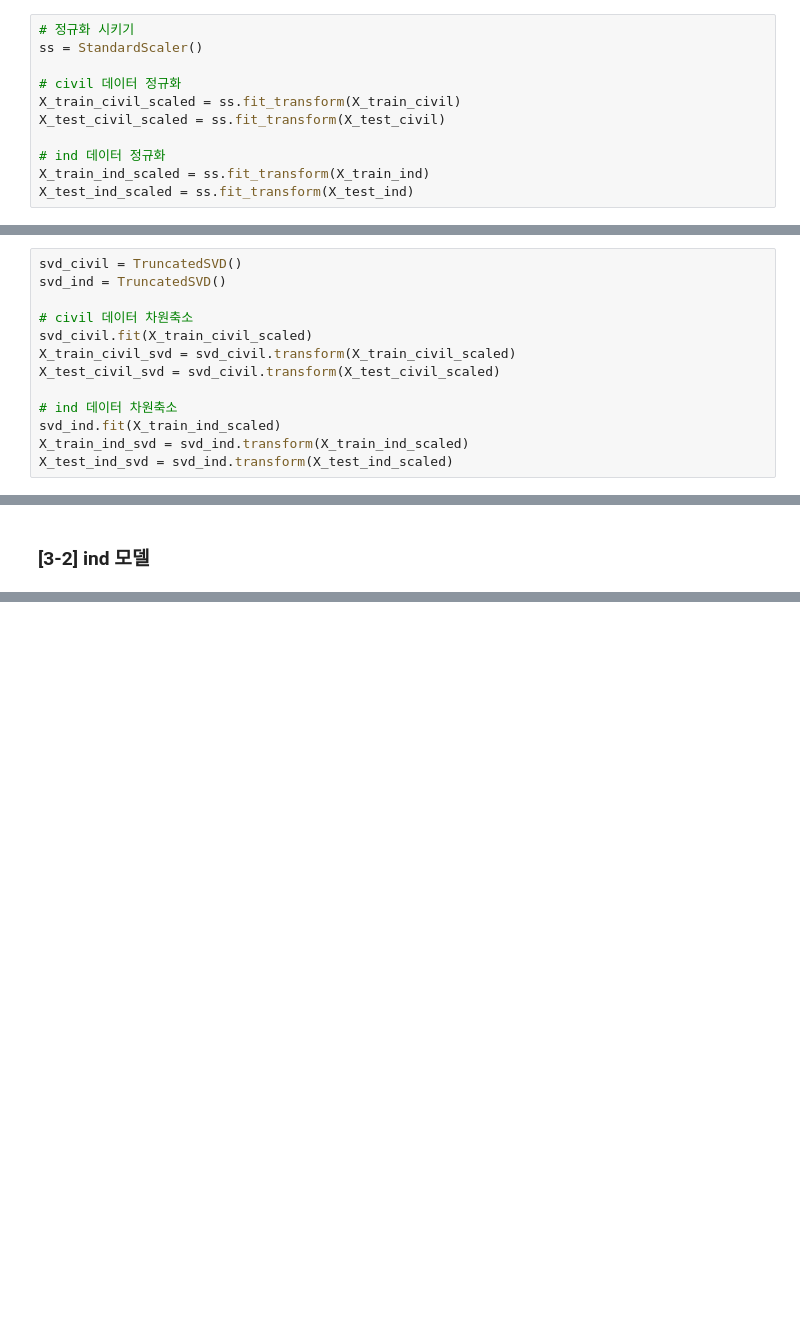
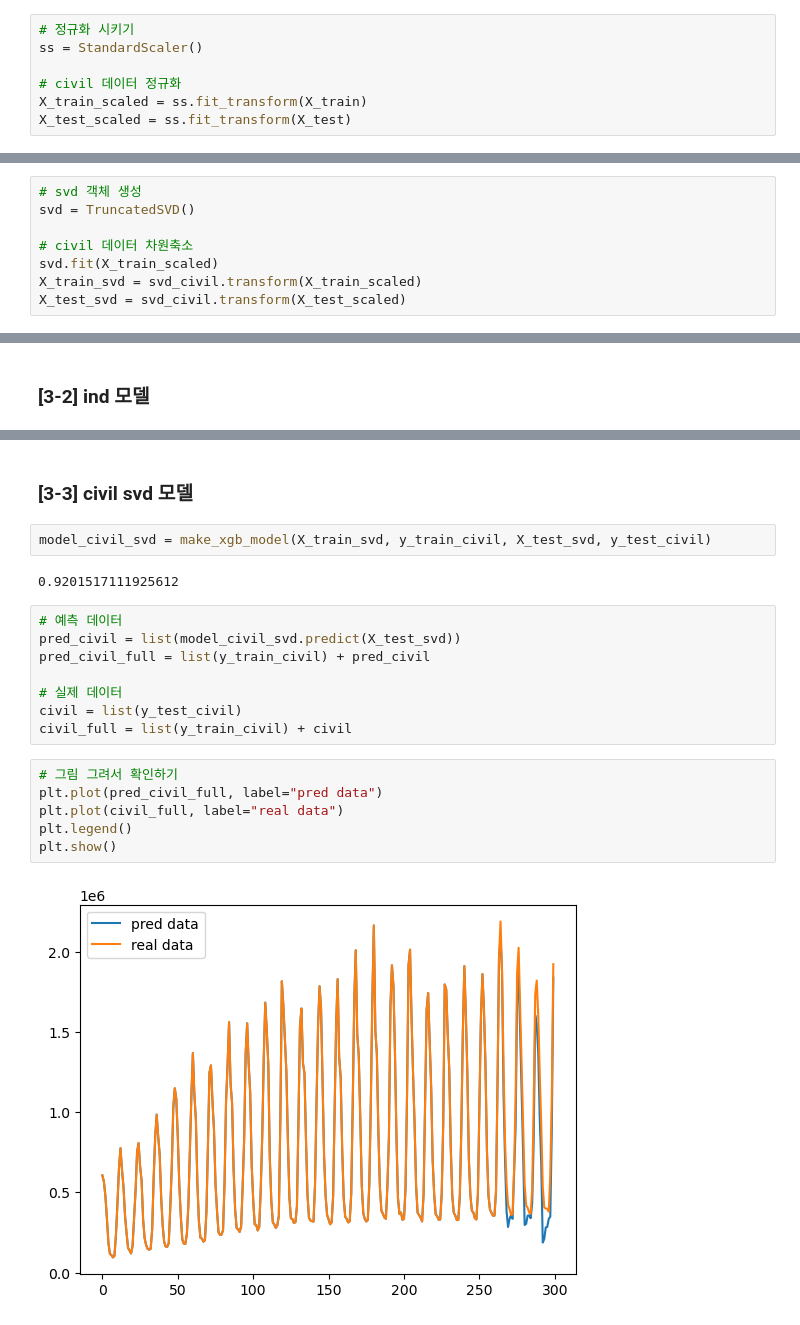
Before and after one commit to knu-tomato/bigstar-kogas, a Jupyter notebook: Model-Test/Model-Test-inuk/Model-xgb-inuk.ipynb, the cells around one changed output, grey strips where cells are left out. Saved outputs shown, nothing was run; the diff lists cells and outputs as text; blank space fills up the shorter version.

```diff
--- a/Model-Test/Model-Test-inuk/Model-xgb-inuk.ipynb
+++ b/Model-Test/Model-Test-inuk/Model-xgb-inuk.ipynb
@@ -109,27 +84,18 @@ print(X_train_ind.shape, y_train_ind.shape)
 ss = StandardScaler()
 
 # civil 데이터 정규화
-X_train_civil_scaled = ss.fit_transform(X_train_civil)
-X_test_civil_scaled = ss.fit_transform(X_test_civil)
-
-# ind 데이터 정규화
-X_train_ind_scaled = ss.fit_transform(X_train_ind)
-X_test_ind_scaled = ss.fit_transform(X_test_ind)
+X_train_scaled = ss.fit_transform(X_train)
+X_test_scaled = ss.fit_transform(X_test)
 # %% [markdown]
 ### [2-3] 차원 축소
 # %%
-svd_civil = TruncatedSVD()
-svd_ind = TruncatedSVD()
+# svd 객체 생성
+svd = TruncatedSVD()
 
 # civil 데이터 차원축소
-svd_civil.fit(X_train_civil_scaled)
-X_train_civil_svd = svd_civil.transform(X_train_civil_scaled)
-X_test_civil_svd = svd_civil.transform(X_test_civil_scaled)
-
-# ind 데이터 차원축소
-svd_ind.fit(X_train_ind_scaled)
-X_train_ind_svd = svd_ind.transform(X_train_ind_scaled)
-X_test_ind_svd = svd_ind.transform(X_test_ind_scaled)
+svd.fit(X_train_scaled)
+X_train_svd = svd_civil.transform(X_train_scaled)
+X_test_svd = svd_civil.transform(X_test_scaled)
 # %% [markdown]
 ## [3] 모델
 ---
@@ -186,0 +153,22 @@ plt.show()
+# %% [markdown]
+### [3-3] civil svd 모델
+# %%
+model_civil_svd = make_xgb_model(X_train_svd, y_train_civil, X_test_svd, y_test_civil)
+# %% [output]
+0.9201517111925612
+# %%
+# 예측 데이터
+pred_civil = list(model_civil_svd.predict(X_test_svd))
+pred_civil_full = list(y_train_civil) + pred_civil
+
+# 실제 데이터
+civil = list(y_test_civil)
+civil_full = list(y_train_civil) + civil
+# %%
+# 그림 그려서 확인하기
+plt.plot(pred_civil_full, label="pred data")
+plt.plot(civil_full, label="real data")
+plt.legend()
+plt.show()
+# %% [output]
+[figure, added]
```
Also changed, not shown: parts of 12 cells of this notebook, 2 other files.
